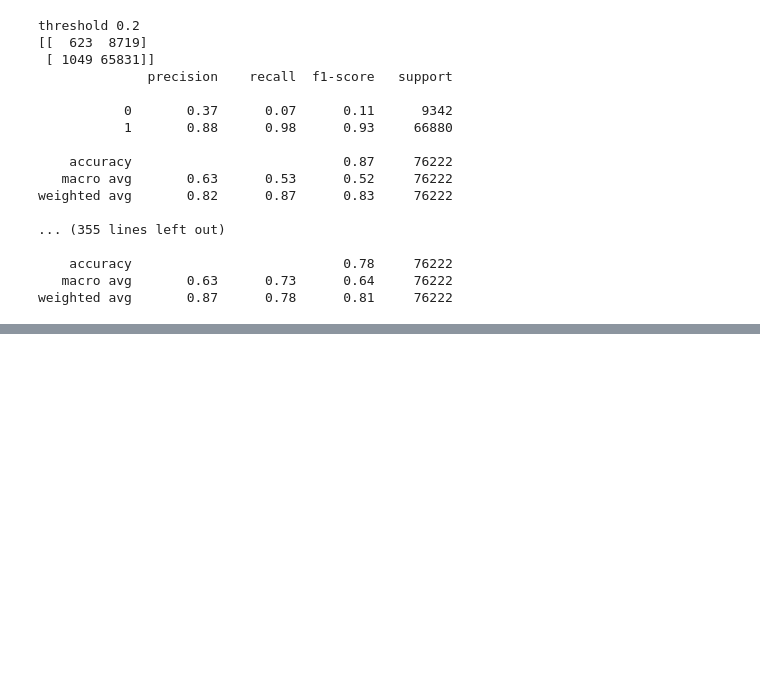
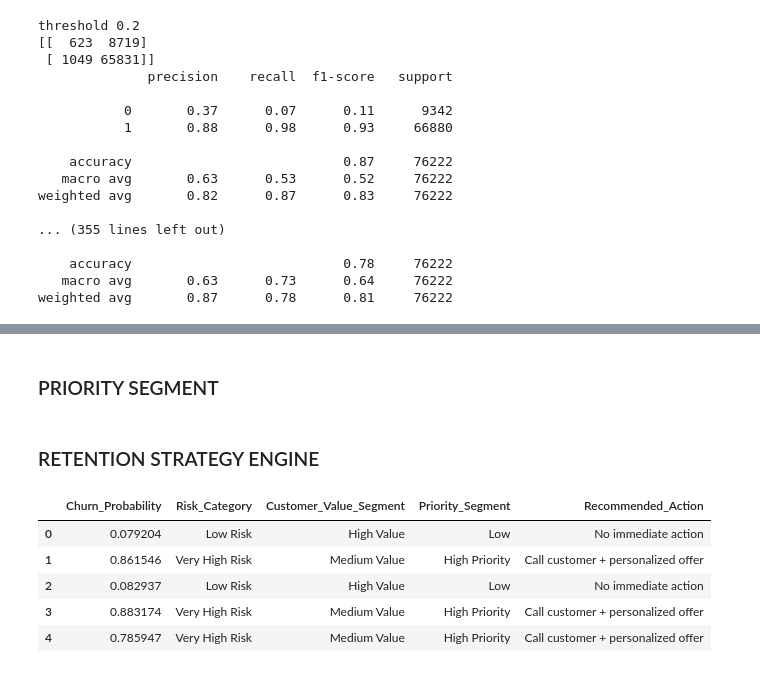
Before and after one commit to Soniya21s/FUTURE_DS_02, a Jupyter notebook: notebooks/05_model_training.ipynb, the cells around one changed output, grey strips where cells are left out. Saved outputs shown, nothing was run; the diff lists cells and outputs as text; code cells hidden in the pictures; blank space fills up the shorter version.

```diff
--- a/notebooks/05_model_training.ipynb
+++ b/notebooks/05_model_training.ipynb
@@ -393,0 +418,55 @@ weighted avg       0.87      0.78      0.81     76222
+# %%
+df['Customer_Value_Segment'] = pd.qcut(
+    df['Annual_Premium'],
+    q=3,
+    labels=['Low Value', 'Medium Value', 'High Value']
+)
+# %% [markdown]
+### PRIORITY SEGMENT
+# %%
+def priority_segment(row):
+    if row['Risk_Category'] == "Very High Risk" and row['Customer_Value_Segment'] == "High Value":
+        return "Critical"
+
+    elif row['Risk_Category'] == "Very High Risk":
+        return "High Priority"
+
+    elif row['Risk_Category'] == "High Risk" and row['Customer_Value_Segment'] in ["High Value", "Medium Value"]:
+        return "Moderate"
+
+    else:
+        return "Low"
+
+df['Priority_Segment'] = df.apply(priority_segment, axis=1)
+# %% [markdown]
+### RETENTION STRATEGY ENGINE
+# %%
+def retention_action(row):
+    if row['Priority_Segment'] == "Critical":
+        return "Immediate call + high discount"
+
+    elif row['Priority_Segment'] == "High Priority":
+        return "Call customer + personalized offer"
+
+    elif row['Priority_Segment'] == "Moderate":
+        return "Send targeted email + follow-up"
+
+    else:
+        return "No immediate action"
+
+df['Recommended_Action'] = df.apply(retention_action, axis=1)
+# %%
+df[[
+    'Churn_Probability',
+    'Risk_Category',
+    'Customer_Value_Segment',
+    'Priority_Segment',
+    'Recommended_Action'
+]].head()
+# %% [output]
+|  | Churn_Probability | Risk_Category | Customer_Value_Segment | Priority_Segment | Recommended_Action |
+| 0 | 0.079204 | Low Risk | High Value | Low | No immediate action |
+| 1 | 0.861546 | Very High Risk | Medium Value | High Priority | Call customer + personalized offer |
+| 2 | 0.082937 | Low Risk | High Value | Low | No immediate action |
+| 3 | 0.883174 | Very High Risk | Medium Value | High Priority | Call customer + personalized offer |
+| 4 | 0.785947 | Very High Risk | Medium Value | High Priority | Call customer + personalized offer |
```
Also changed, not shown: parts of 22 cells of this notebook, 38 other files.
